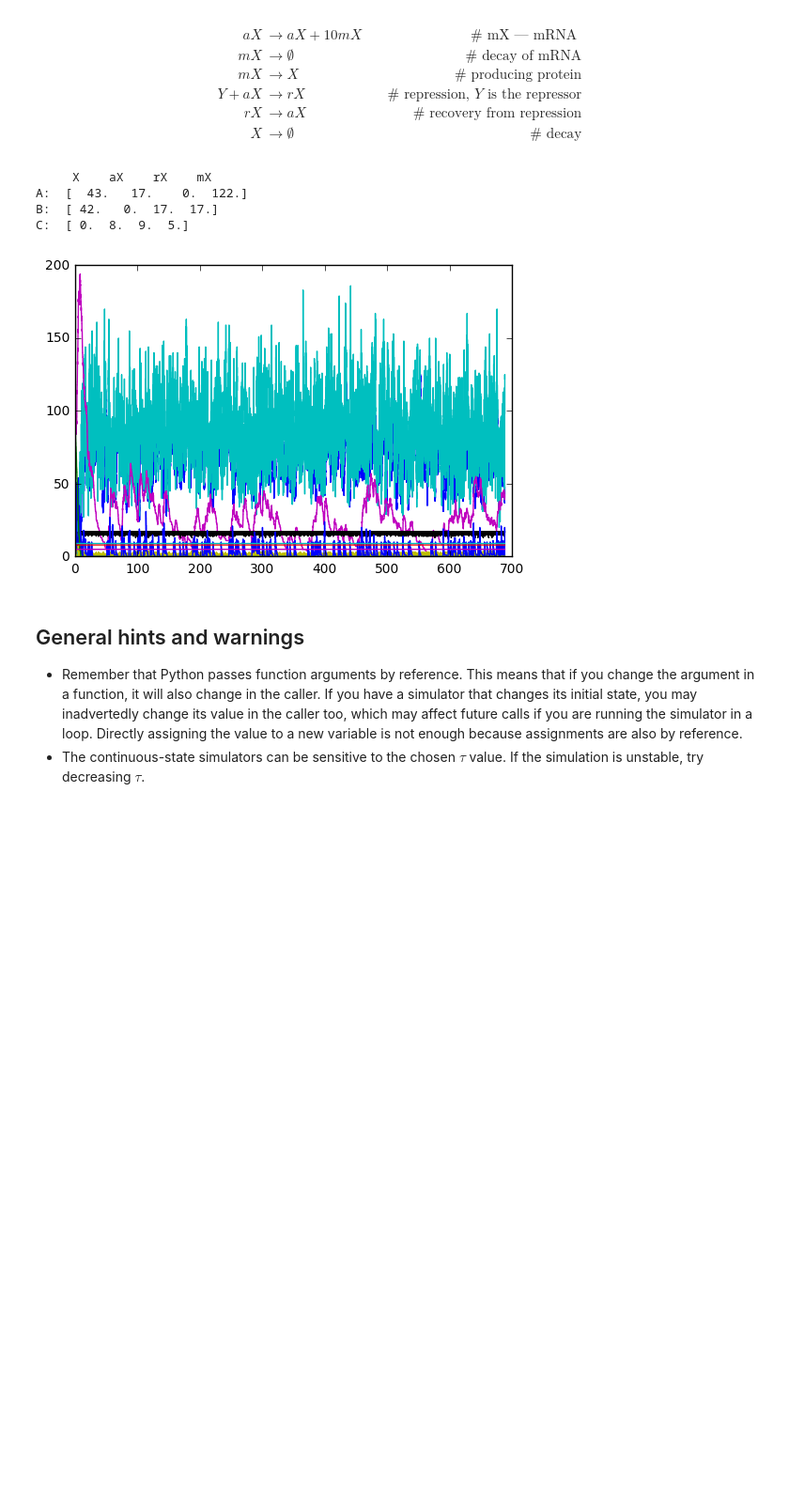
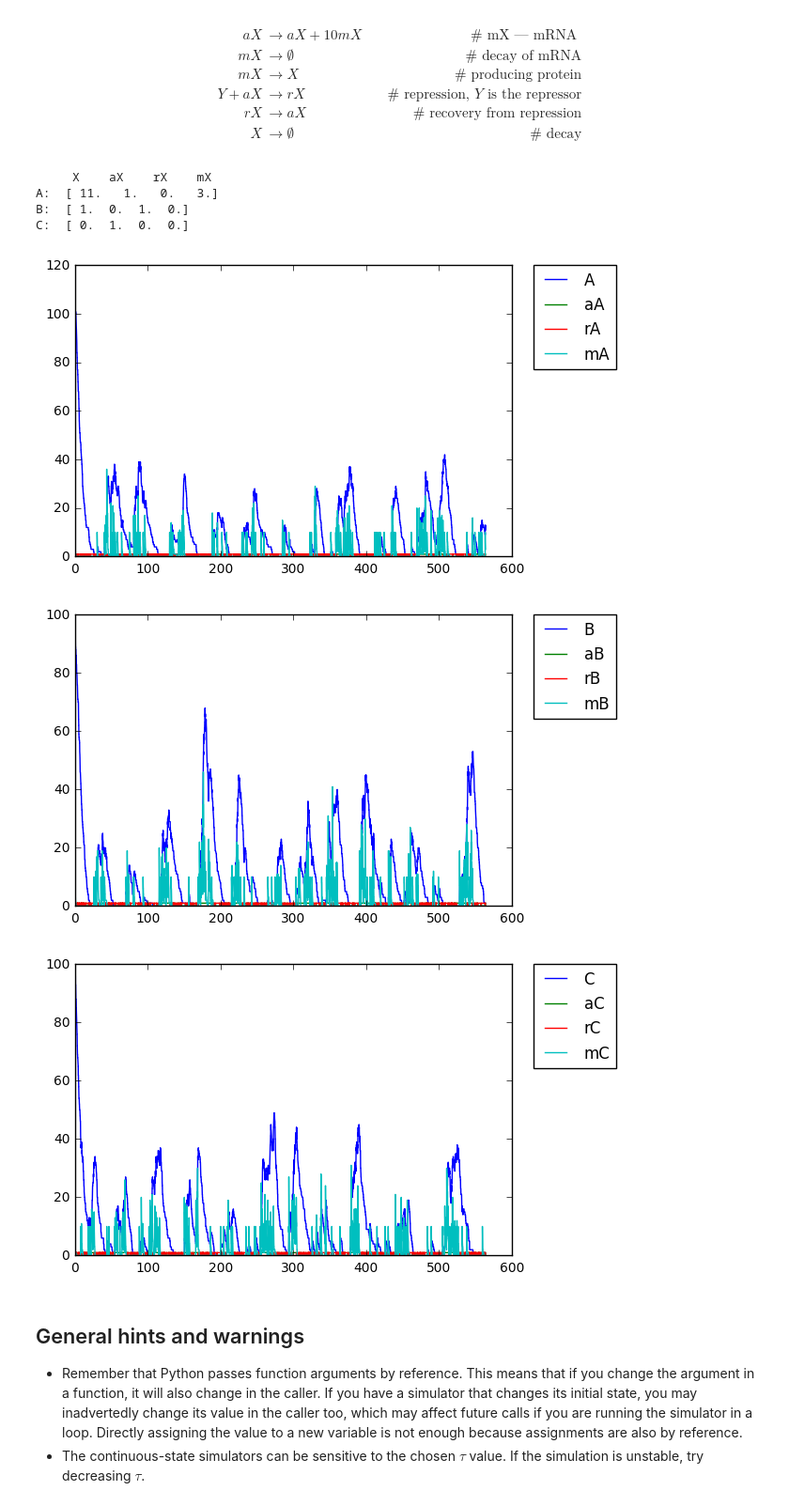
Before and after one commit to belochka/Bioinf, a Jupyter notebook: DynamicNetworkSimulation.ipynb, the cells around one changed output. Shown at 94% size. Drawn from its saved outputs; the diff is of its cells as text; code cells hidden in the pictures; blank space fills up the shorter version.

```diff
--- a/DynamicNetworkSimulation.ipynb
+++ b/DynamicNetworkSimulation.ipynb
@@ -781,7 +808,7 @@ X &\rightarrow \emptyset &\text{# decay}
 # M = 6 * 3 = 18
 
 # A,aA,rA,mA, B,aB,rB,mB, C,aC,rC,mC
-initstate = np.array([100,8,9,5, 100,8,9,5, 100,8,9,5])
+initstate = np.array([100,0,1,5, 100,0,1,5, 100,0,1,5])
 
 inputs = np.array([
         [0,1,0,0, 0,0,0,0, 0,0,0,0], # aA -> (aA + 10 mA)
@@ -815,39 +842,59 @@ outputs = np.array([
         [0,1,0,0,  0,0,0,0, 0,0,0,0], # (rA) -> aA
         [0,0,0,0,  0,0,0,0, 0,0,0,0], # (A) -> empty
 
         [0,0,0,0, 0,1,0,10, 0,0,0,0],
         [0,0,0,0, 0,0,0,0,  0,0,0,0],
         [0,0,0,0, 1,0,0,0,  0,0,0,0],
         [0,0,0,0, 0,0,1,0,  0,0,0,0],
         [0,0,0,0, 0,1,0,0,  0,0,0,0],
         [0,0,0,0, 0,0,0,0,  0,0,0,0],
 
         [0,0,0,0, 0,0,0,0, 0,1,0,10],
         [0,0,0,0, 0,0,0,0, 0,0,0,0 ],
         [0,0,0,0, 0,0,0,0, 1,0,0,0 ],
         [0,0,0,0, 0,0,0,0, 0,0,1,0 ],
         [0,0,0,0, 0,0,0,0, 0,1,0,0 ],
         [0,0,0,0, 0,0,0,0, 0,0,0,0 ]
     ]);
 
-rates = np.array([1,1,1,0.1, 1,1,1,0.1, 1,1,1,0.1])
+rates = np.array([1,1,1,1,1,0.1, 1,1,1,1,1,0.1, 1,1,1,1,1,0.1])
 
 numsteps = 10000
 
 Thist, Nhist = stochastic_simulation_algorithm(initstate, inputs, outputs, rates, numsteps)
 # Thist, Nhist = simulate_chemical_langevin_eq(initstate, inputs, outputs, rates, 50, 0.01)
 print('     X    aX    rX    mX')
 print('A: ', Nhist[-1][0:4])
 print('B: ', Nhist[-1][4:8])
 print('C: ', Nhist[-1][8:12])
-plt.plot(Thist, Nhist)
+plt.plot(Thist, [x[0] for x in Nhist], label='A')
+plt.plot(Thist, [x[1] for x in Nhist], label='aA')
+plt.plot(Thist, [x[2] for x in Nhist], label='rA')
+plt.plot(Thist, [x[3] for x in Nhist], label='mA')
+plt.legend(bbox_to_anchor=(1.05, 1), loc=2, borderaxespad=0.)
 plt.show()
+
+plt.plot(Thist, [x[4] for x in Nhist], label='B')
+plt.plot(Thist, [x[5] for x in Nhist], label='aB')
+plt.plot(Thist, [x[6] for x in Nhist], label='rB')
+plt.plot(Thist, [x[7] for x in Nhist], label='mB')
+plt.legend(bbox_to_anchor=(1.05, 1), loc=2, borderaxespad=0.)
+plt.show()
+
+plt.plot(Thist, [x[8] for x in Nhist], label='C')
+plt.plot(Thist, [x[9] for x in Nhist], label='aC')
+plt.plot(Thist, [x[10] for x in Nhist], label='rC')
+plt.plot(Thist, [x[11] for x in Nhist], label='mC')
+plt.legend(bbox_to_anchor=(1.05, 1), loc=2, borderaxespad=0.)
+plt.show()
 # %% [output]
      X    aX    rX    mX
-A:  [  43.   17.    0.  122.]
-B:  [ 42.   0.  17.  17.]
-C:  [ 0.  8.  9.  5.]
+A:  [ 11.   1.   0.   3.]
+B:  [ 1.  0.  1.  0.]
+C:  [ 0.  1.  0.  0.]
-[figure, old version]
+[figure, new version]
+[figure, added]
+[figure, added]
 # %% [markdown]
 ## General hints and warnings
 
```
Also changed, not shown: parts of 6 cells of this notebook.
